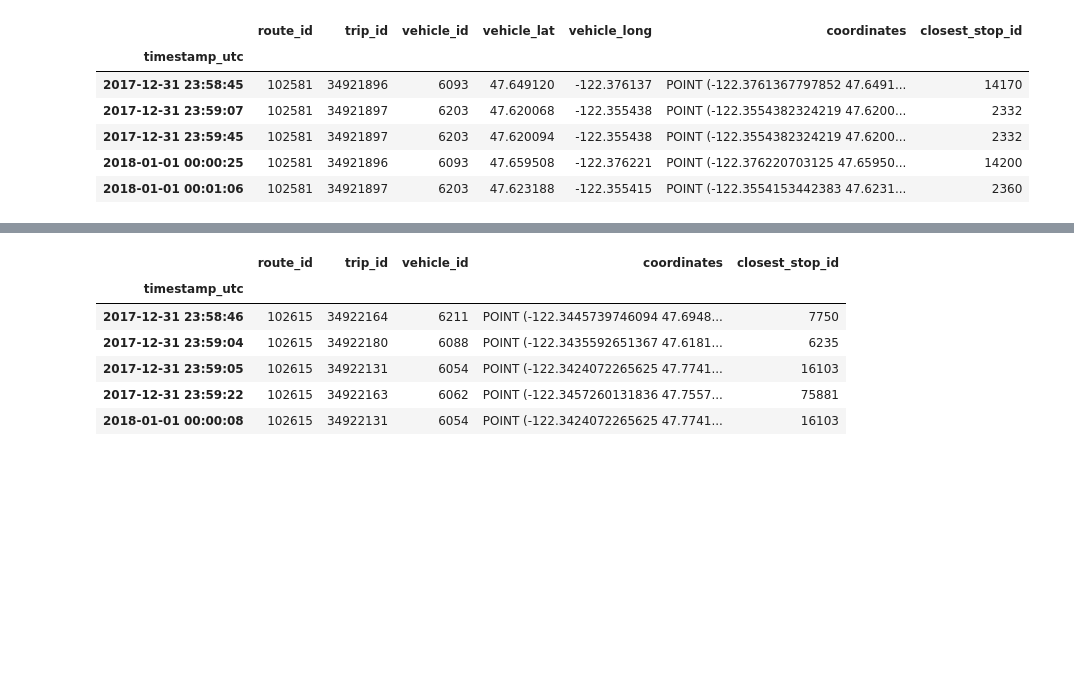
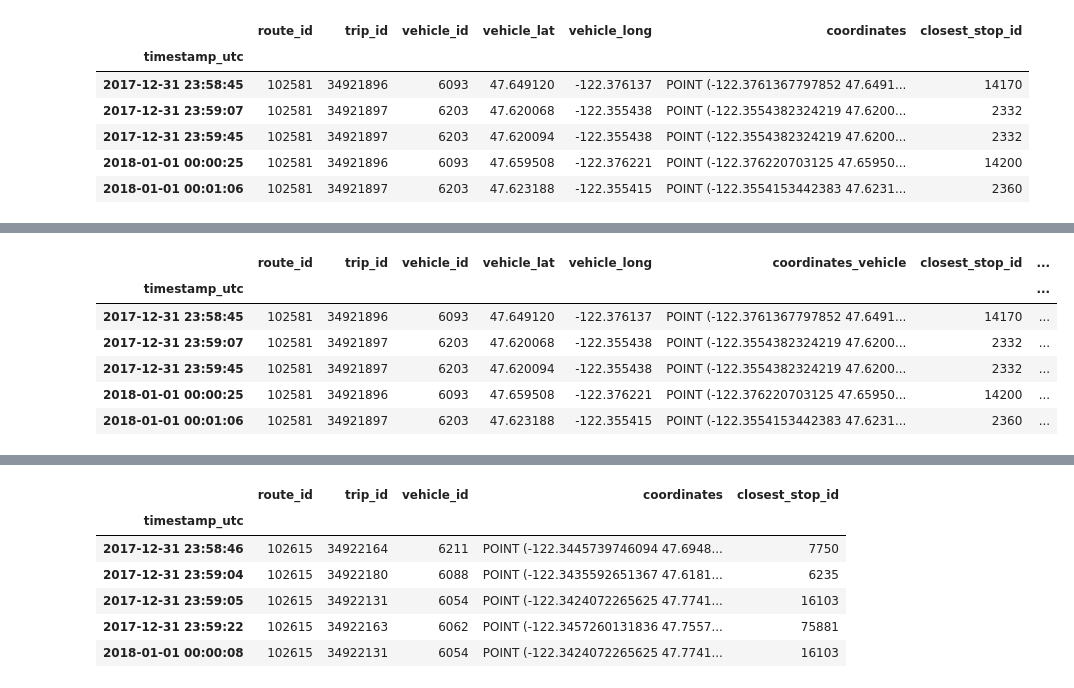
Before and after one commit to 350Seattle-Transportation-Team/gtfs-realtime, a Jupyter notebook: 04_transform_d_locations.ipynb, the cells around one changed output, grey strips where cells are left out. Saved outputs shown, nothing was run; the diff lists cells and outputs as text; code cells hidden in the pictures; blank space fills up the shorter version.

```diff
--- a/04_transform_d_locations.ipynb
+++ b/04_transform_d_locations.ipynb
@@ -292,0 +335,20 @@ TypeError: unsupported operand type(s) for -: 'tuple' and 'tuple'
+# %%
+#Compute the Euclidean approximation of the distance from the bus to the closest stop for comparison
+
+EARTH_RADIUS_METERS = 6371.009 * 1000
+
+d_northbound_locations['euclid_meters_to_stop'] = (
+    d_northbound_locations.progress_apply(lambda df: EARTH_RADIUS_METERS *
+                                 np.radians(df['coordinates_vehicle'].distance(df['coordinates_stop'])),
+                                 axis=1
+                                )
+)
+d_northbound_locations.head()
+# %% [output]
+|  | route_id | trip_id | vehicle_id | vehicle_lat | vehicle_long | coordinates_vehicle | closest_stop_id | ... |
+| timestamp_utc |  |  |  |  |  |  |  | ... |
+| 2017-12-31 23:58:45 | 102581 | 34921896 | 6093 | 47.649120 | -122.376137 | POINT (-122.3761367797852 47.6491... | 14170 | ... |
+| 2017-12-31 23:59:07 | 102581 | 34921897 | 6203 | 47.620068 | -122.355438 | POINT (-122.3554382324219 47.6200... | 2332 | ... |
+| 2017-12-31 23:59:45 | 102581 | 34921897 | 6203 | 47.620094 | -122.355438 | POINT (-122.3554382324219 47.6200... | 2332 | ... |
+| 2018-01-01 00:00:25 | 102581 | 34921896 | 6093 | 47.659508 | -122.376221 | POINT (-122.376220703125 47.65950... | 14200 | ... |
+| 2018-01-01 00:01:06 | 102581 | 34921897 | 6203 | 47.623188 | -122.355415 | POINT (-122.3554153442383 47.6231... | 2360 | ... |
```
Also changed, not shown: parts of 20 cells of this notebook, 1 other file.
